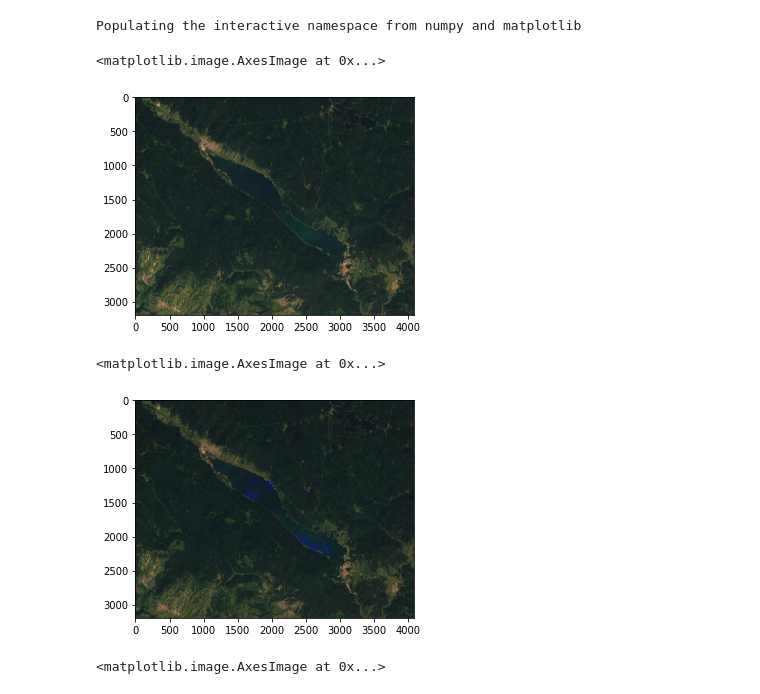
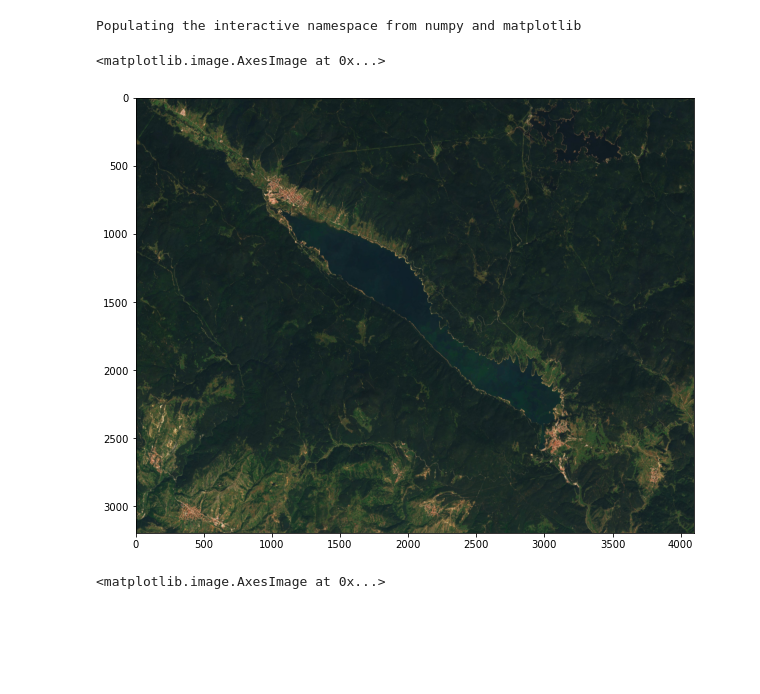
Before and after one commit to od-crypto/aerial, a Jupyter notebook: demo/demo.ipynb, the cells around one changed output. Cells and saved outputs as stored; diff of their text form; code cells hidden in the pictures; blank space fills up the shorter version.

```diff
--- a/demo/demo.ipynb
+++ b/demo/demo.ipynb
@@ -11,9 +16,10 @@ model = get_model('../models/model-vgg_sentinel_bs40_ne20_lr0.0001-1.pth')
 # %%
 I = np.asarray(Image.open('bulgaria_dospat_s2cloudless_2017.jpg'))
 # %%
+plt.figure(figsize=(10,29))
 plt.imshow(I)
 # %% [output]
 <matplotlib.image.AxesImage at 0x...>
-[figure, old version]
+[figure, new version]
 # %%
 res = inference(model, I)
@@ -21,8 +26,3 @@ w = draw_mask(I, res)
-# %%
-plt.imshow(w)
-# %% [output]
-<matplotlib.image.AxesImage at 0x...>
-[figure, removed]
 # %%
 w = draw_mask(I, res)
 # %%
```
Also changed, not shown: parts of 6 cells of this notebook, 1 other file.
